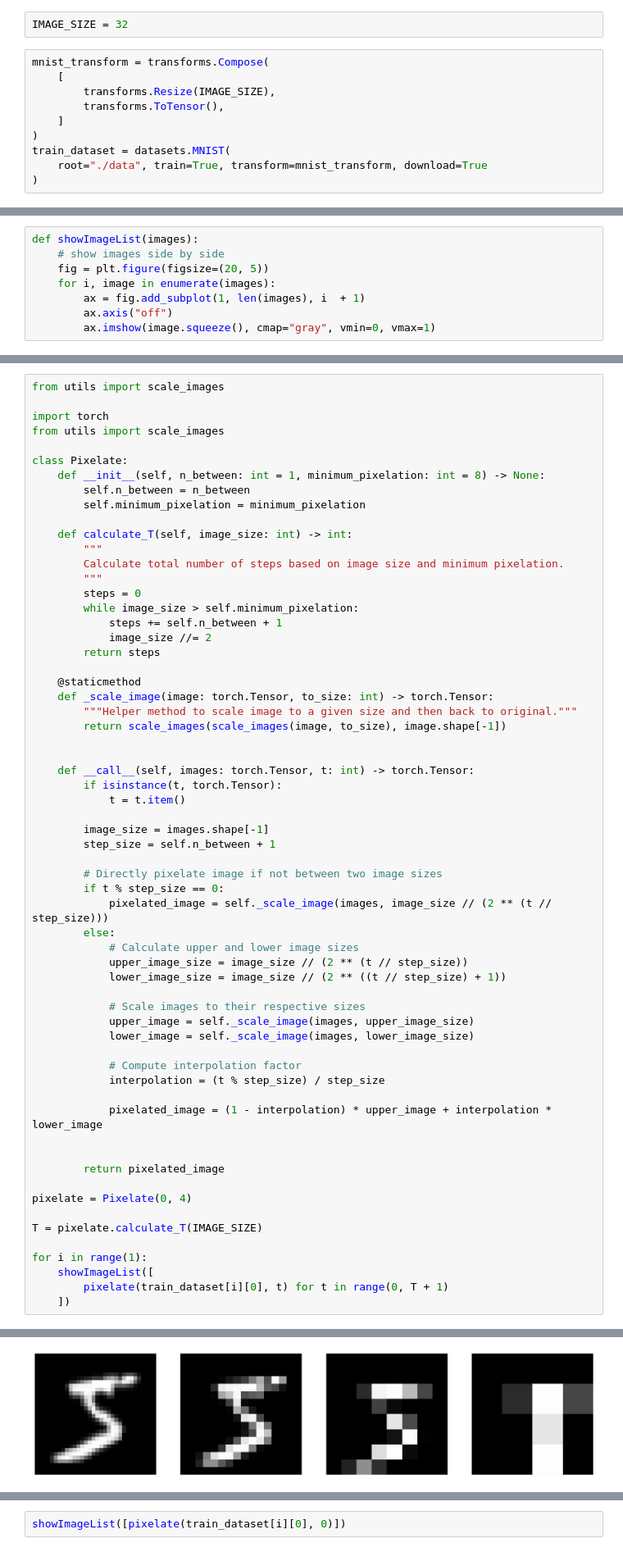
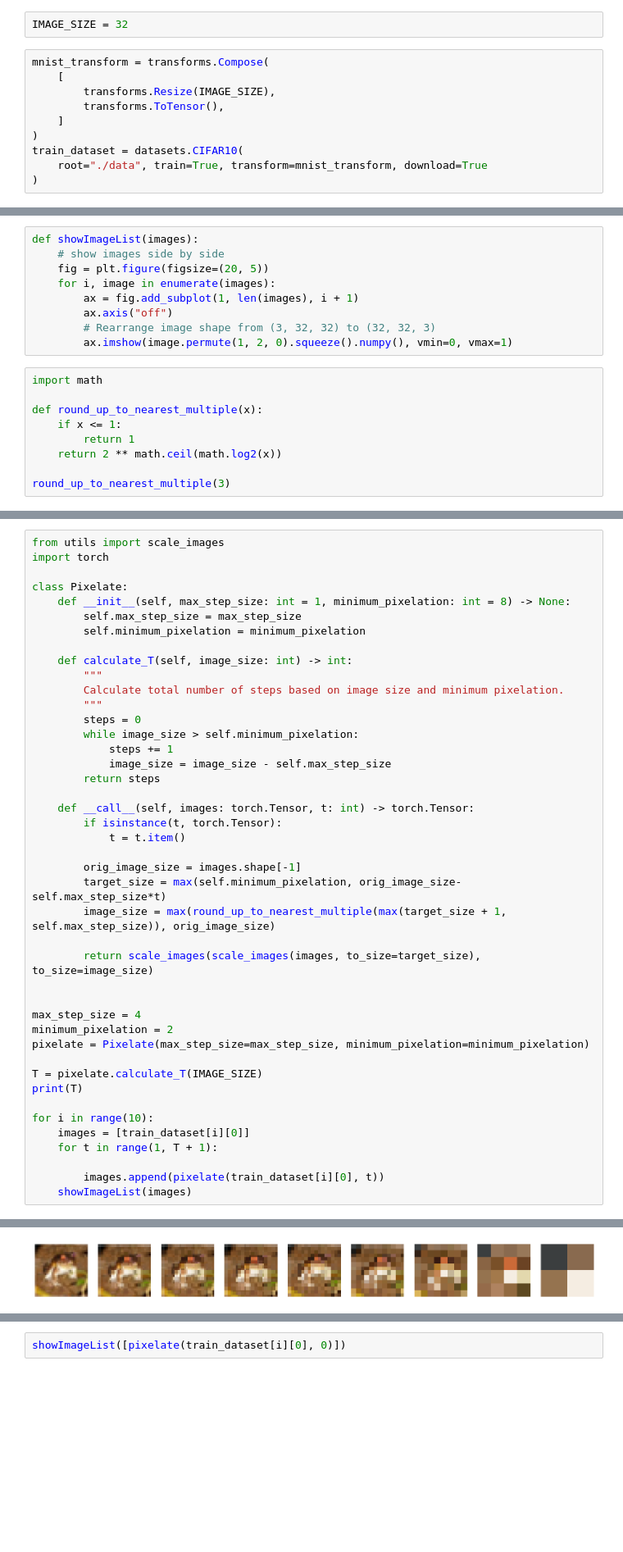
Before and after one commit to christianjensen2903/MNISTDiffusion, a Jupyter notebook: cold.ipynb, the cells around one changed output, grey strips where cells are left out. Shown: that part at 82% size. Drawn from its saved outputs; the diff is of its cells as text; blank space fills up the shorter version.

Commit message:
✨ New pixelation scheme

```diff
--- a/cold.ipynb
+++ b/cold.ipynb
@@ -11,6 +11,6 @@ mnist_transform = transforms.Compose(
         transforms.ToTensor(),
     ]
 )
-train_dataset = datasets.MNIST(
+train_dataset = datasets.CIFAR10(
     root="./data", train=True, transform=mnist_transform, download=True
 )
@@ -19,6 +21,16 @@ def showImageList(images):
     # show images side by side
     fig = plt.figure(figsize=(20, 5))
     for i, image in enumerate(images):
-        ax = fig.add_subplot(1, len(images), i  + 1)
+        ax = fig.add_subplot(1, len(images), i + 1)
         ax.axis("off")
-        ax.imshow(image.squeeze(), cmap="gray", vmin=0, vmax=1)
+        # Rearrange image shape from (3, 32, 32) to (32, 32, 3)
+        ax.imshow(image.permute(1, 2, 0).squeeze().numpy(), vmin=0, vmax=1)
+# %%
+import math
+
+def round_up_to_nearest_multiple(x):
+    if x <= 1:
+        return 1
+    return 2 ** math.ceil(math.log2(x))
+
+round_up_to_nearest_multiple(3)
@@ -25,12 +71,10 @@ def showImageList(images):
 # %%
 from utils import scale_images
-
 import torch
-from utils import scale_images
 
 class Pixelate:
-    def __init__(self, n_between: int = 1, minimum_pixelation: int = 8) -> None:
-        self.n_between = n_between
+    def __init__(self, max_step_size: int = 1, minimum_pixelation: int = 8) -> None:
+        self.max_step_size = max_step_size
         self.minimum_pixelation = minimum_pixelation
 
     def calculate_T(self, image_size: int) -> int:
@@ -39,49 +83,32 @@ class Pixelate:
         """
         steps = 0
         while image_size > self.minimum_pixelation:
-            steps += self.n_between + 1
-            image_size //= 2
+            steps += 1
+            image_size = image_size - self.max_step_size
         return steps
-
-    @staticmethod
-    def _scale_image(image: torch.Tensor, to_size: int) -> torch.Tensor:
-        """Helper method to scale image to a given size and then back to original."""
-        return scale_images(scale_images(image, to_size), image.shape[-1])
-
 
     def __call__(self, images: torch.Tensor, t: int) -> torch.Tensor:
         if isinstance(t, torch.Tensor):
             t = t.item()
 
-        image_size = images.shape[-1]
-        step_size = self.n_between + 1
+        orig_image_size = images.shape[-1]
+        target_size = max(self.minimum_pixelation, orig_image_size-self.max_step_size*t)
+        image_size = max(round_up_to_nearest_multiple(max(target_size + 1, self.max_step_size)), orig_image_size)
 
-        # Directly pixelate image if not between two image sizes
-        if t % step_size == 0:
-            pixelated_image = self._scale_image(images, image_size // (2 ** (t // step_size)))
-        else:
-            # Calculate upper and lower image sizes
-            upper_image_size = image_size // (2 ** (t // step_size))
-            lower_image_size = image_size // (2 ** ((t // step_size) + 1))
-
-            # Scale images to their respective sizes
-            upper_image = self._scale_image(images, upper_image_size)
-            lower_image = self._scale_image(images, lower_image_size)
-
-            # Compute interpolation factor
-            interpolation = (t % step_size) / step_size
-
-            pixelated_image = (1 - interpolation) * upper_image + interpolation * lower_image
+        return scale_images(scale_images(images, to_size=target_size), to_size=image_size)
 
 
-        return pixelated_image
-
-pixelate = Pixelate(0, 4)
+max_step_size = 4
+minimum_pixelation = 2
+pixelate = Pixelate(max_step_size=max_step_size, minimum_pixelation=minimum_pixelation)
 
 T = pixelate.calculate_T(IMAGE_SIZE)
+print(T)
 
-for i in range(1):
-    showImageList([
-        pixelate(train_dataset[i][0], t) for t in range(0, T + 1)
-    ])
+for i in range(10):
+    images = [train_dataset[i][0]]
+    for t in range(1, T + 1):
+
+        images.append(pixelate(train_dataset[i][0], t))
+    showImageList(images)
 # %% [output]
@@ -88 +116 @@ for i in range(1):
-[figure, old version]
+[figure, new version]
```
Also changed, not shown: parts of 9 cells of this notebook, 6 other files.
